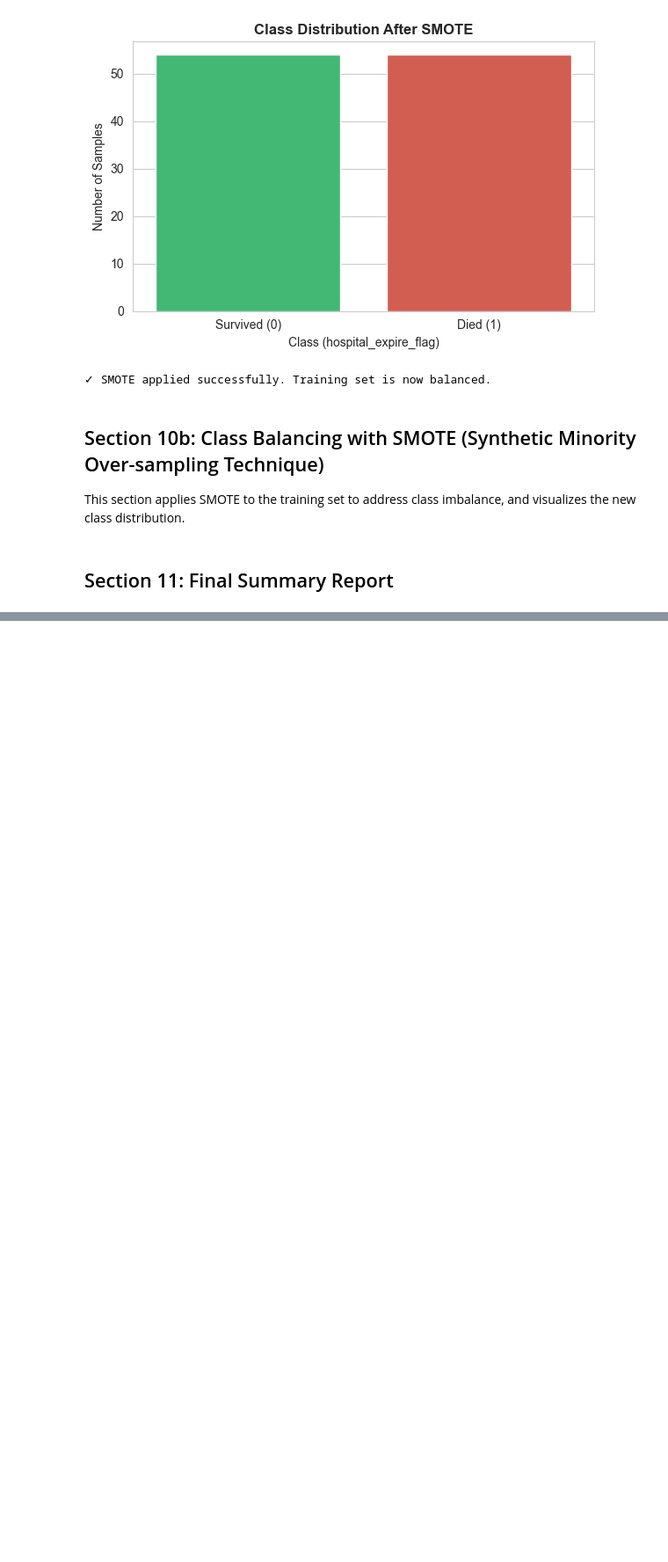
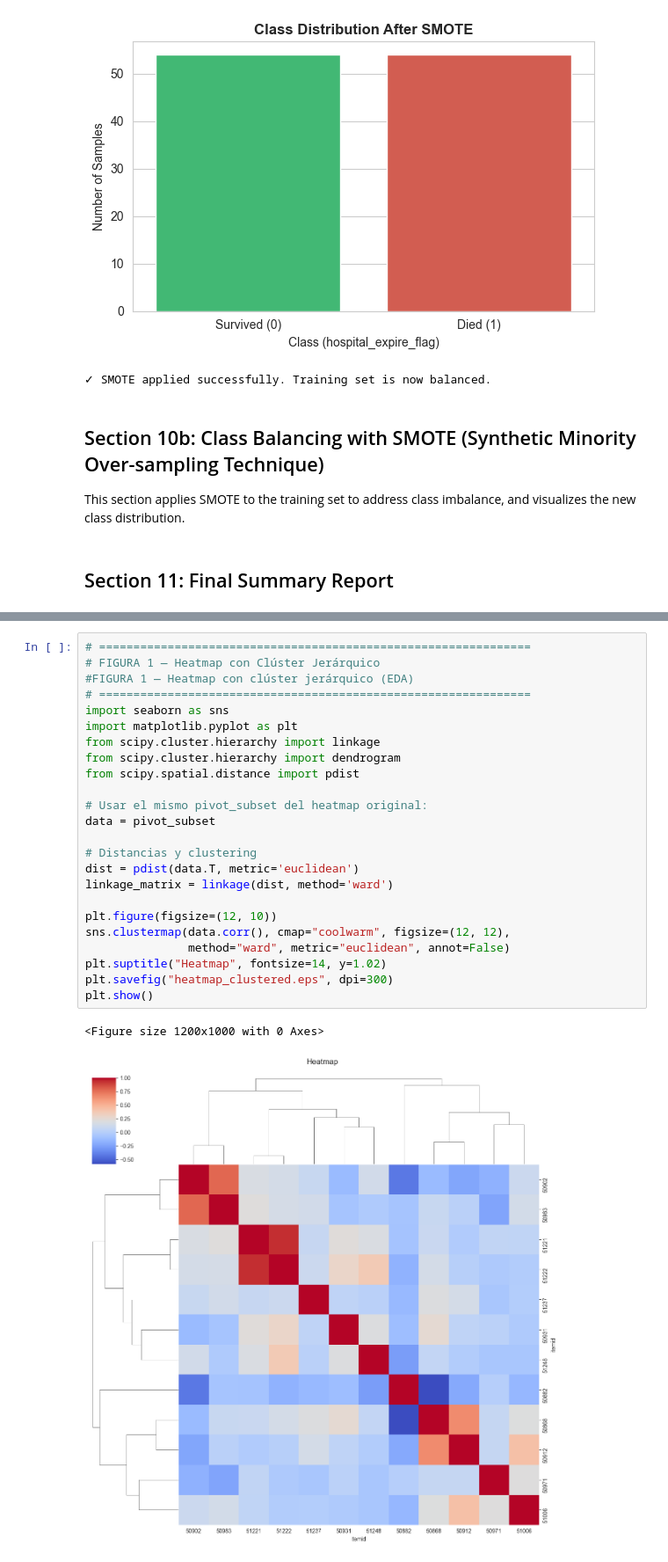
Before and after one commit to JordyRomeroa/ExamenPractico, a Jupyter notebook: EDA_Complete.ipynb, the cells around one changed output, grey strips where cells are left out. Shown at 88% size. Cells and saved outputs as stored; diff of their text form; blank space fills up the shorter version.

Commit message:
Correcion de los 3 cuadernos y imagenes corregidas

```diff
--- a/EDA_Complete.ipynb
+++ b/EDA_Complete.ipynb
@@ -1008 +1000,28 @@ EXPLORATORY DATA ANALYSIS - FINAL SUMMARY REPORT
 ================================================================================
+# %%
+# ===============================================================
+# FIGURA 1 — Heatmap con Clúster Jerárquico
+#FIGURA 1 — Heatmap con clúster jerárquico (EDA)
+# ===============================================================
+import seaborn as sns
+import matplotlib.pyplot as plt
+from scipy.cluster.hierarchy import linkage
+from scipy.cluster.hierarchy import dendrogram
+from scipy.spatial.distance import pdist
+
+# Usar el mismo pivot_subset del heatmap original:
+data = pivot_subset
+
+# Distancias y clustering
+dist = pdist(data.T, metric='euclidean')
+linkage_matrix = linkage(dist, method='ward')
+
+plt.figure(figsize=(12, 10))
+sns.clustermap(data.corr(), cmap="coolwarm", figsize=(12, 12),
+               method="ward", metric="euclidean", annot=False)
+plt.suptitle("Heatmap", fontsize=14, y=1.02)
+plt.savefig("heatmap_clustered.eps", dpi=300)
+plt.show()
+# %% [output]
+<Figure size 1200x1000 with 0 Axes>
+[figure, added]
```
Also changed, not shown: parts of 4 cells of this notebook, 51 other files.
